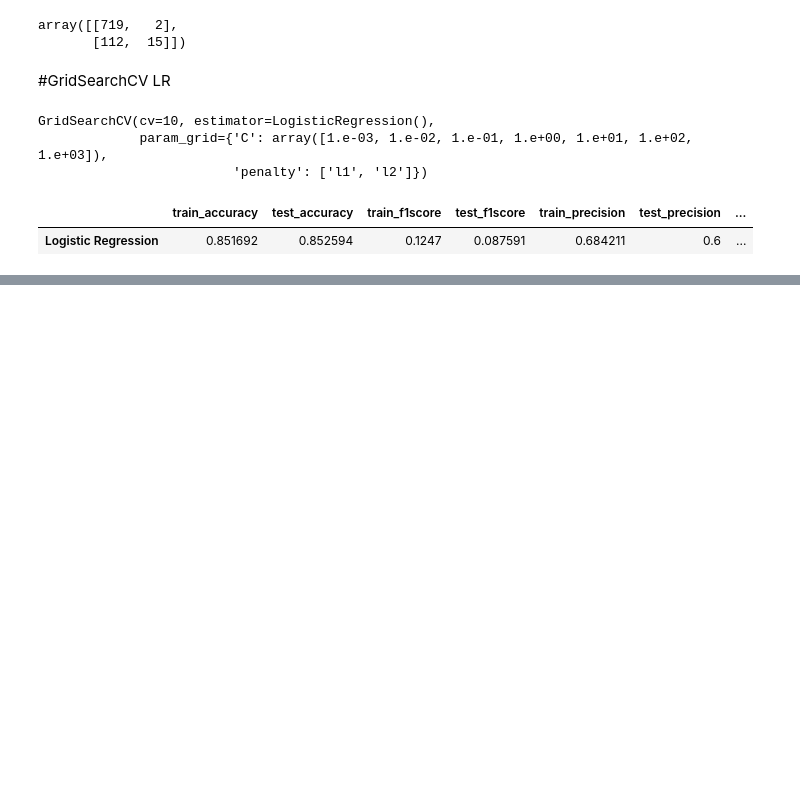
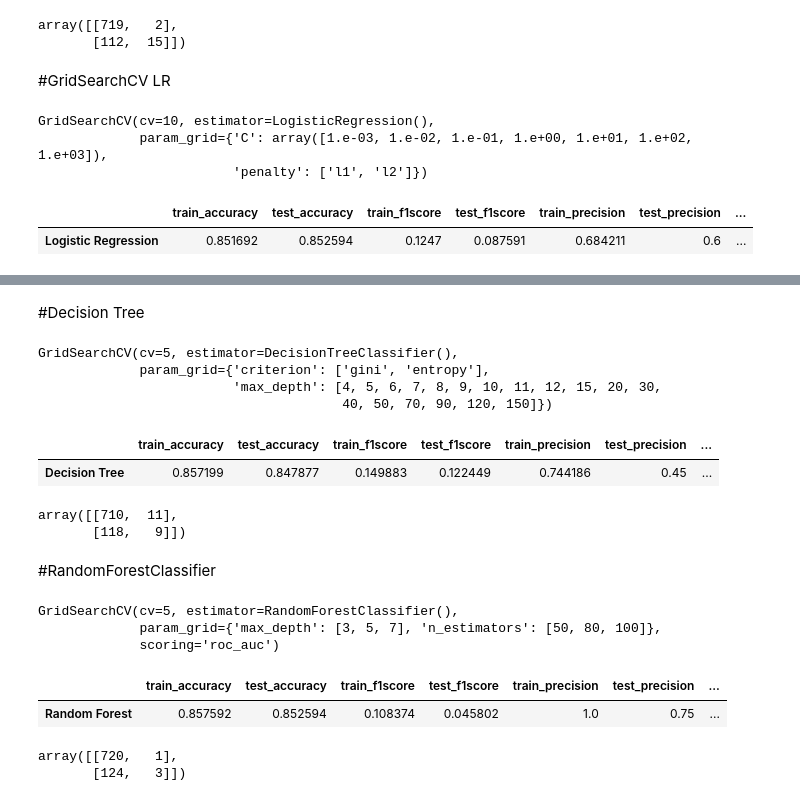
Before and after one commit to Ruchika810/ML-Classification, a Jupyter notebook: Cardiovascular_Risk.ipynb, the cells around one changed output, grey strips where cells are left out. Cells and saved outputs as stored; diff of their text form; code cells hidden in the pictures; blank space fills up the shorter version.

```diff
--- a/Cardiovascular_Risk.ipynb
+++ b/Cardiovascular_Risk.ipynb
@@ -343,0 +347,62 @@ confusion_matrix(y_test,lr_test_class_preds_cv)
+# %% [markdown]
+#Decision Tree
+# %%
+# Creating an instance for decision tree regressor
+dt_model = DecisionTreeClassifier()
+# %%
+# Creating an instance for decision tree regressor
+tree_para = {'criterion':['gini','entropy'],'max_depth':[4,5,6,7,8,9,10,11,12,15,20,30,40,50,70,90,120,150]}
+clf = GridSearchCV(dt_model, tree_para, cv=5)
+clf.fit(X_train, y_train)
+# %% [output]
+GridSearchCV(cv=5, estimator=DecisionTreeClassifier(),
+             param_grid={'criterion': ['gini', 'entropy'],
+                         'max_depth': [4, 5, 6, 7, 8, 9, 10, 11, 12, 15, 20, 30,
+                                       40, 50, 70, 90, 120, 150]})
+# %%
+# Making predictions on train and test data
+
+dt_train_preds = clf.predict(X_train)
+dt_test_preds = clf.predict(X_test)
+# %%
+# Get the accuracy scores
+dt_train_accuracy = accuracy_score(y_train,dt_train_preds)
+dt_test_accuracy = accuracy_score(y_test,dt_test_preds)
+# Get the f1 scores
+dt_train_f1score = f1_score(y_train,dt_train_preds)
+dt_test_f1score = f1_score(y_test,dt_test_preds)
+# Get the precision scores
+dt_train_precision = precision_score(y_train,dt_train_preds)
+dt_test_precision = precision_score(y_test,dt_test_preds)
+# Get the recall scores
+dt_train_recall = recall_score(y_train,dt_train_preds)
+dt_test_recall = recall_score(y_test,dt_test_preds)
+#Get the roc score
+dt_train_roc = roc_auc_score(y_train,dt_train_preds)
+dt_test_roc = roc_auc_score(y_test,dt_test_preds)
+# %%
+dt_dict=pd.DataFrame({'train_accuracy':dt_train_accuracy,'test_accuracy':dt_test_accuracy,'train_f1score':dt_train_f1score,'test_f1score':dt_test_f1score,'train_precision':dt_train_precision,'test_precision':dt_test_precision,'test_recall':dt_test_recall,'train_recall':dt_train_recall,'train_roc':dt_train_roc,'test_roc':dt_train_roc},index=['Decision Tree'])
+dt_dict
+# %% [output]
+|  | train_accuracy | test_accuracy | train_f1score | test_f1score | train_precision | test_precision | ... |
+| Decision Tree | 0.857199 | 0.847877 | 0.149883 | 0.122449 | 0.744186 | 0.45 | ... |
+# %%
+confusion_matrix(y_test,dt_test_preds)
+# %% [output]
+array([[710,  11],
+       [118,   9]])
+# %% [markdown]
+#RandomForestClassifier
+# %%
+# Hyperparameter tuning
+
+classifier = RandomForestClassifier()
+grid_values = {'n_estimators':[50, 80,  100], 'max_depth':[3, 5, 7]}
+classifier = GridSearchCV(classifier, param_grid = grid_values, scoring = 'roc_auc', cv=5)
+
+# Fit the object to train dataset
+classifier.fit(X_train, y_train)
+# %% [output]
+GridSearchCV(cv=5, estimator=RandomForestClassifier(),
+             param_grid={'max_depth': [3, 5, 7], 'n_estimators': [50, 80, 100]},
+             scoring='roc_auc')
@@ -343,0 +428,11 @@ confusion_matrix(y_test,lr_test_class_preds_cv)
+# %%
+rf_dict=pd.DataFrame({'train_accuracy':rf_train_accuracy,'test_accuracy':rf_test_accuracy,'train_f1score':rf_train_f1score,'test_f1score':rf_test_f1score,'train_precision':rf_train_precision,'test_precision':rf_test_precision,'test_recall':rf_test_recall,'train_recall':rf_train_recall,'train_roc':rf_train_roc,'test_roc':rf_train_roc},index=['Random Forest'])
+rf_dict
+# %% [output]
+|  | train_accuracy | test_accuracy | train_f1score | test_f1score | train_precision | test_precision | ... |
+| Random Forest | 0.857592 | 0.852594 | 0.108374 | 0.045802 | 1.0 | 0.75 | ... |
+# %%
+confusion_matrix(y_test,rf_test_preds)
+# %% [output]
+array([[720,   1],
+       [124,   3]])
```
Also changed, not shown: parts of 5 cells of this notebook.
